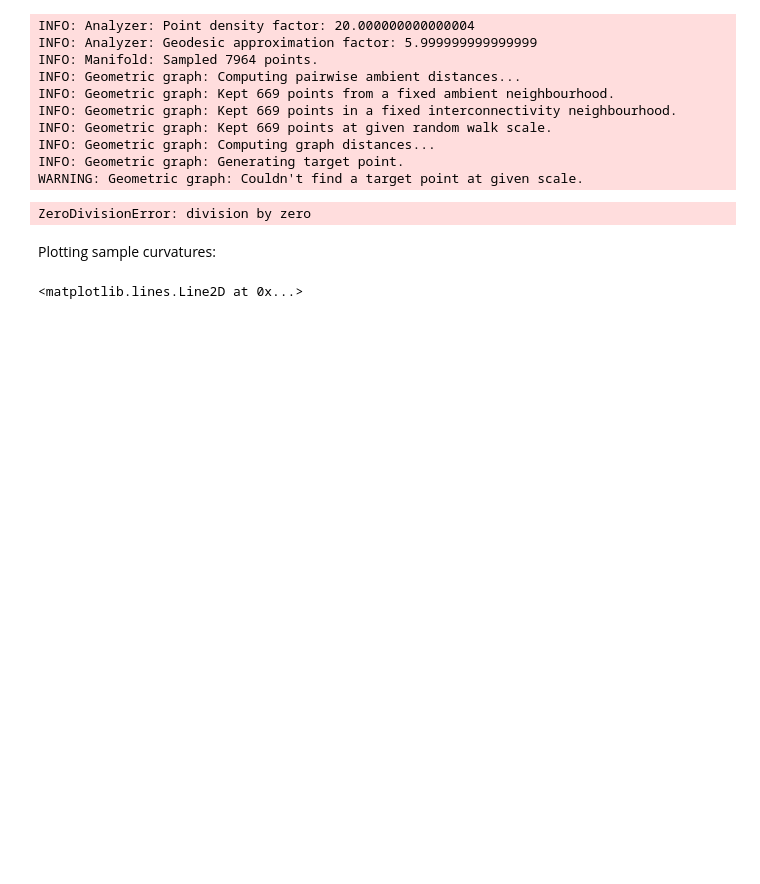
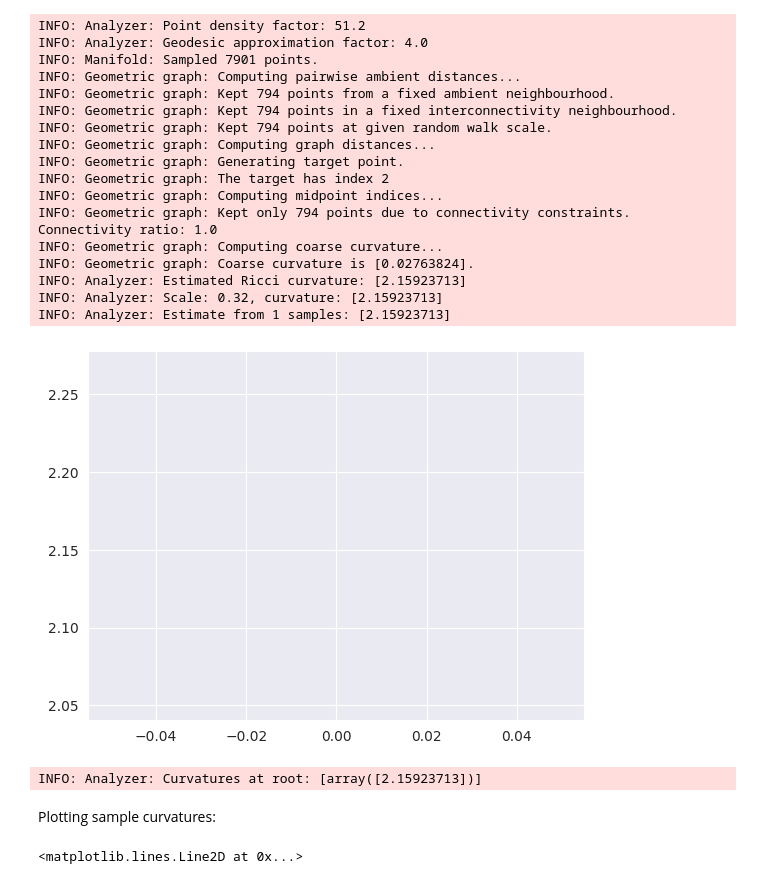
Before and after one commit to benediktpetko/geometric-coarse-curvature, a Jupyter notebook: notebooks/hypersphere_coarse_curvature.ipynb, the cells around one changed output. Cells and saved outputs as stored; diff of their text form; code cells hidden in the pictures; blank space fills up the shorter version.

```diff
--- a/notebooks/hypersphere_coarse_curvature.ipynb
+++ b/notebooks/hypersphere_coarse_curvature.ipynb
@@ -14,25 +14,34 @@ import matplotlib.pyplot as plt
 # %%
 sphere = Hypersphere()
 # %%
-connectivities = 0.05 / np.arange(1,2)
-scales = 0.3 / np.arange(1,2)
+connectivities = 0.08 / np.arange(1,2)
+scales = 0.32 / np.arange(1,2)
 intensities = 8000 * np.arange(1,2)
 root = np.array([1, 0, 0])
 
 analyzer = CurvatureConvergenceAnalyzer(sphere, root)
-analyzer.analyze(connectivities, scales, intensities, algorithm="dijkstra", num_runs=1)
+analyzer.analyze(connectivities, scales, intensities, algorithm="dijkstra", num_runs=10)
 # %% [output]
-INFO: Analyzer: Point density factor: 20.000000000000004
-INFO: Analyzer: Geodesic approximation factor: 5.999999999999999
-INFO: Manifold: Sampled 7964 points.
+INFO: Analyzer: Point density factor: 51.2
+INFO: Analyzer: Geodesic approximation factor: 4.0
+INFO: Manifold: Sampled 7901 points.
 INFO: Geometric graph: Computing pairwise ambient distances...
-INFO: Geometric graph: Kept 669 points from a fixed ambient neighbourhood.
-INFO: Geometric graph: Kept 669 points in a fixed interconnectivity neighbourhood.
-INFO: Geometric graph: Kept 669 points at given random walk scale.
+INFO: Geometric graph: Kept 794 points from a fixed ambient neighbourhood.
+INFO: Geometric graph: Kept 794 points in a fixed interconnectivity neighbourhood.
+INFO: Geometric graph: Kept 794 points at given random walk scale.
 INFO: Geometric graph: Computing graph distances...
 INFO: Geometric graph: Generating target point.
-WARNING: Geometric graph: Couldn't find a target point at given scale.
+INFO: Geometric graph: The target has index 2
+INFO: Geometric graph: Computing midpoint indices...
+INFO: Geometric graph: Kept only 794 points due to connectivity constraints.
+Connectivity ratio: 1.0
+INFO: Geometric graph: Computing coarse curvature...
+INFO: Geometric graph: Coarse curvature is [0.02763824].
+INFO: Analyzer: Estimated Ricci curvature: [2.15923713]
+INFO: Analyzer: Scale: 0.32, curvature: [2.15923713]
+INFO: Analyzer: Estimate from 1 samples: [2.15923713]
+[figure, added]
-ZeroDivisionError: division by zero
+INFO: Analyzer: Curvatures at root: [array([2.15923713])]
 # %% [markdown]
 Plotting sample curvatures:
 # %%
```
Also changed, not shown: parts of 5 cells of this notebook.
